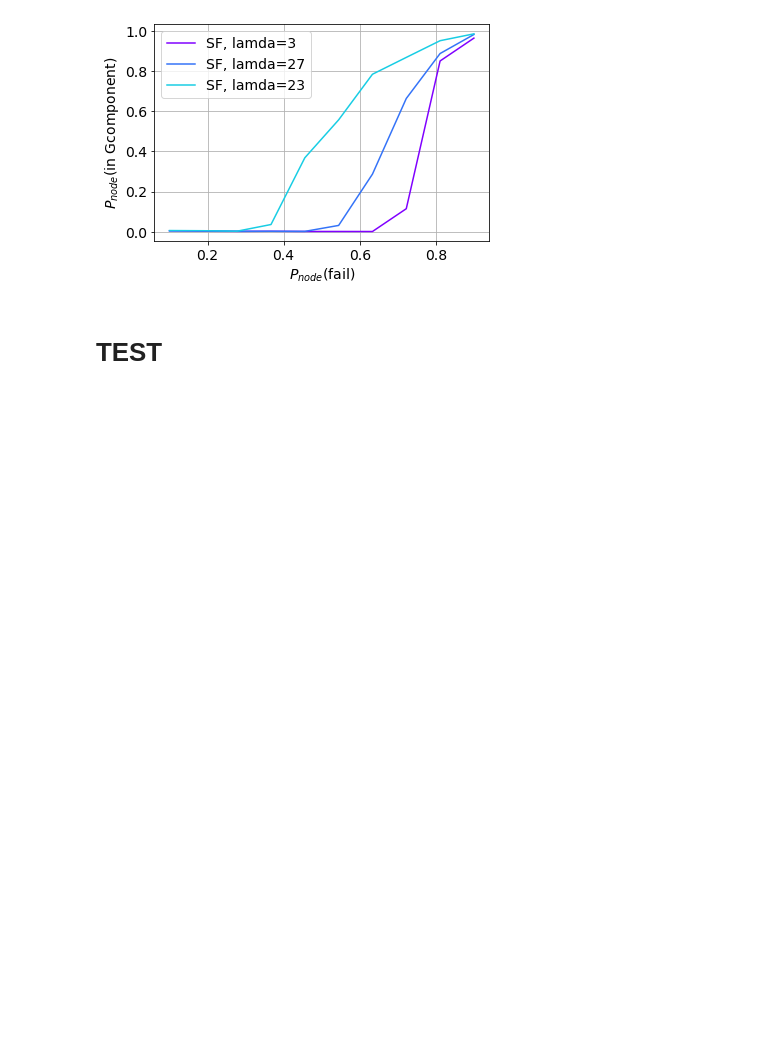
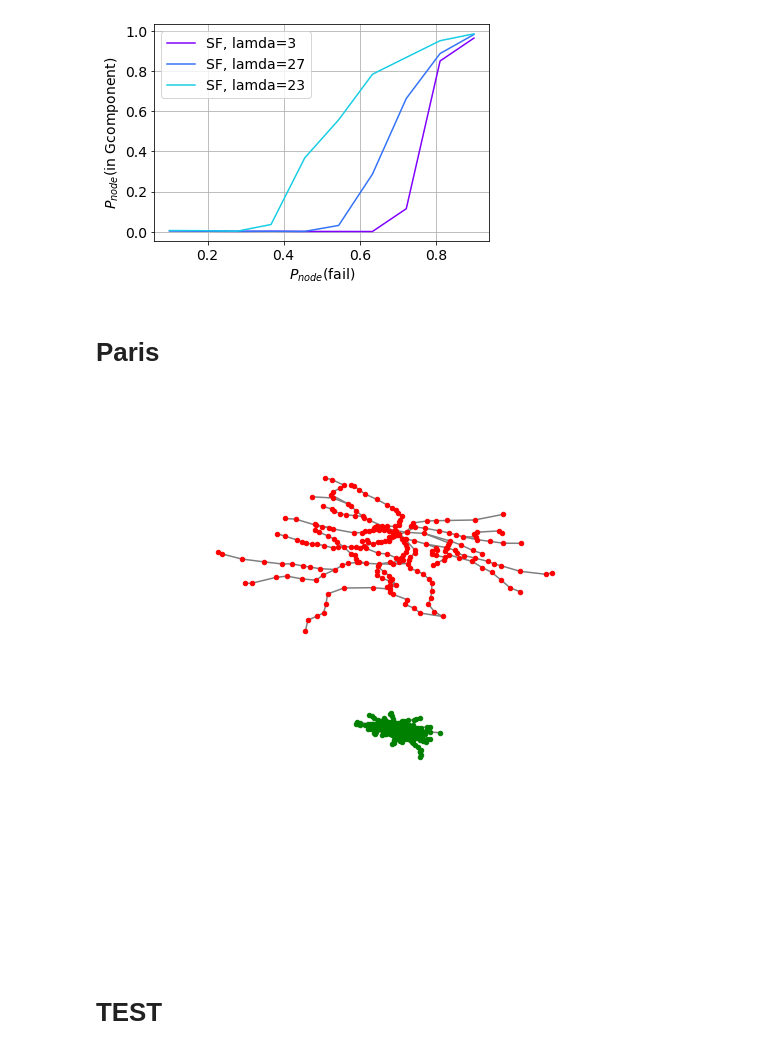
Before and after one commit to pbonazzi/network-cascade-failure, a Jupyter notebook: notebooks/experiments.ipynb, the cells around one changed output. Drawn from its saved outputs; the diff is of its cells as text; code cells hidden in the pictures; blank space fills up the shorter version.

Commit message:
Paris Transp Network Update

```diff
--- a/notebooks/experiments.ipynb
+++ b/notebooks/experiments.ipynb
@@ -79,6 +79,23 @@ plot_pinf([SFn2000g3, SFn2000g27, SFn2000g23], 4, ["SF, lamda=3", "SF, lamda=2.7
 #               path="../notebooks/figure/ER_pinf.png", p_theory=False)
 # %% [output]
 [figure]
+# %% [markdown]
+# Paris
+# %%
+vertex_csv = "../data/vertex/vertex.csv"
+edge_csv = "../data/edge/edge.csv"
+
+G_train, df_vertex_train, df_edge_train = ParisTranspNetwork(vertex_csv,edge_csv,'train')
+G_metro, df_vertex_metro, df_edge_metro = ParisTranspNetwork(vertex_csv,edge_csv,'metro')
+
+G_metro = Paris_NodeSetting(G_metro, df_vertex_metro,1)
+G_train = Paris_NodeSetting(G_train, df_vertex_train,2)
+
+intd_G = nx.union(G_metro,G_train)
+# %%
+intdNetworkDraw(intd_G)
+# %% [output]
+[figure, added]
 # %% [markdown]
 # TEST
 # %% [markdown]
```
Also changed, not shown: 4 other files.
